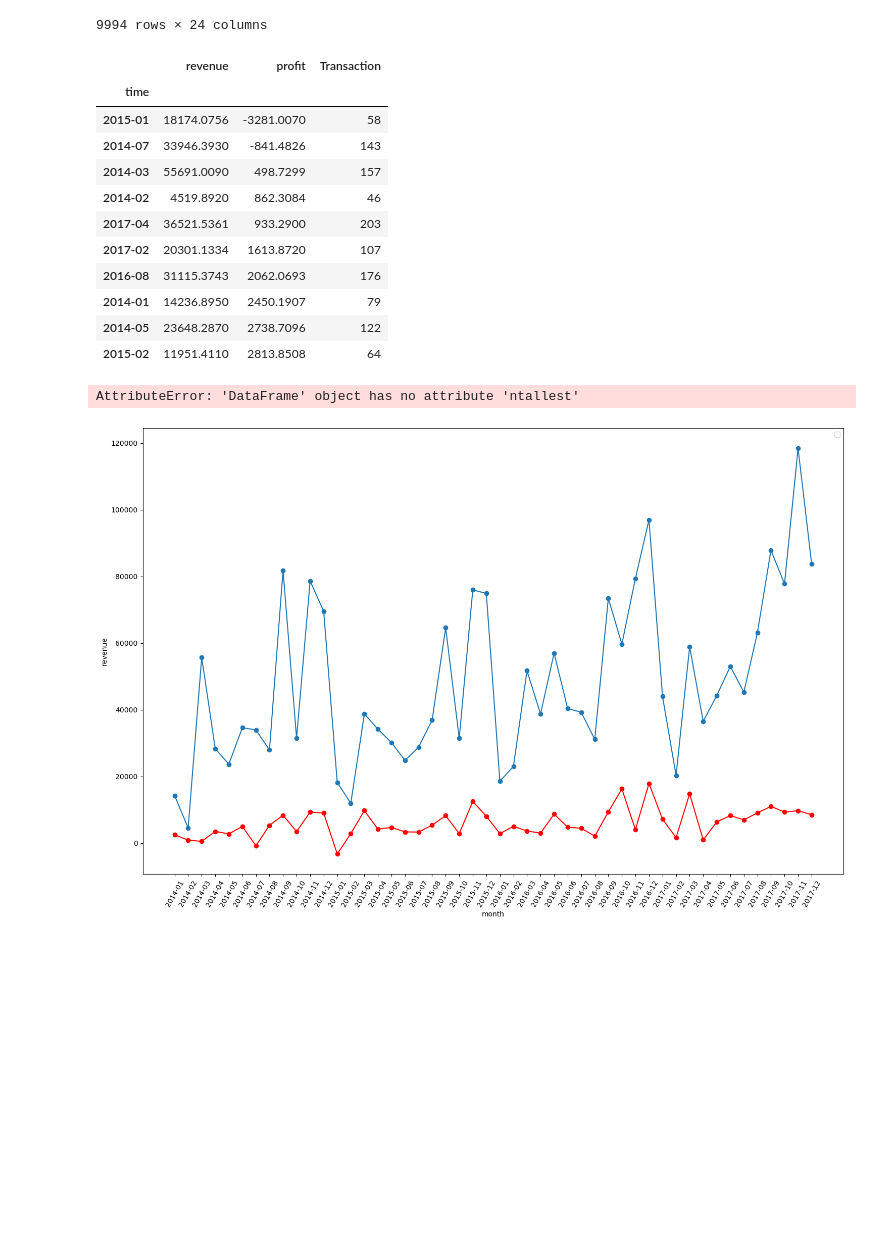
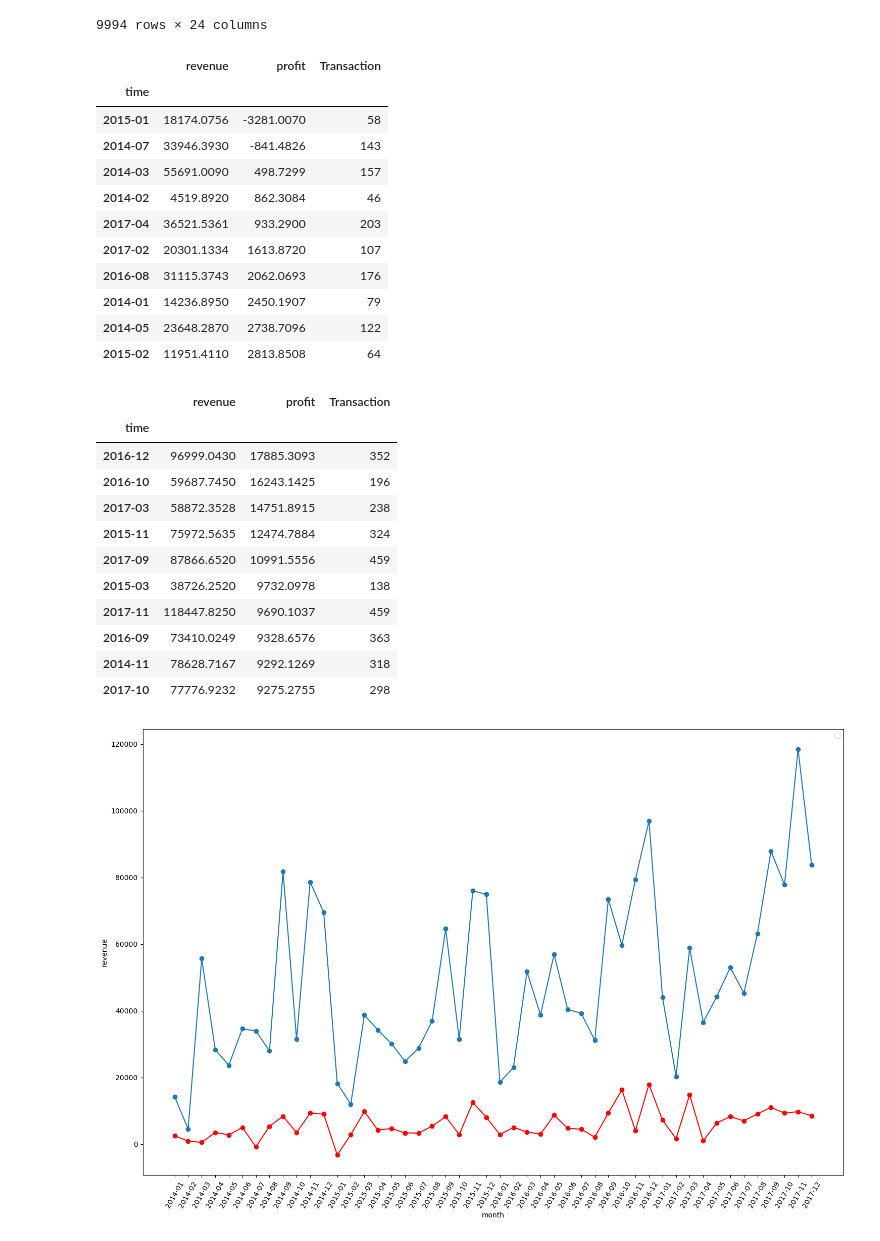
Before and after one commit to nithinarevankar/Data-Analytics-Store-Room, a Jupyter notebook: Notebooks/Super_store/Super_Store_Analysis.ipynb, the cells around one changed output. Drawn from its saved outputs; the diff is of its cells as text; code cells hidden in the pictures; blank space fills up the shorter version.

```diff
--- a/Notebooks/Super_store/Super_Store_Analysis.ipynb
+++ b/Notebooks/Super_store/Super_Store_Analysis.ipynb
@@ -252,29 +254,39 @@ df
 # %%
 
 montly_sales = df.groupby('time').agg(
      revenue = ('Sales','sum'),
      profit = ('Profit','sum'),
      Transaction = ('Order ID','count')
 ).sort_index()
 
 montly_sales.sort_values('profit',ascending=False)
 display(montly_sales.nsmallest(10,'profit'))
-montly_sales.nlarget
-display()
+display(montly_sales.nlargest(10,'profit'))
 # %% [output]
 |  | revenue | profit | Transaction |
 | time |  |  |  |
 | 2015-01 | 18174.0756 | -3281.0070 | 58 |
 | 2014-07 | 33946.3930 | -841.4826 | 143 |
 | 2014-03 | 55691.0090 | 498.7299 | 157 |
 | 2014-02 | 4519.8920 | 862.3084 | 46 |
 | 2017-04 | 36521.5361 | 933.2900 | 203 |
 | 2017-02 | 20301.1334 | 1613.8720 | 107 |
 | 2016-08 | 31115.3743 | 2062.0693 | 176 |
 | 2014-01 | 14236.8950 | 2450.1907 | 79 |
 | 2014-05 | 23648.2870 | 2738.7096 | 122 |
 | 2015-02 | 11951.4110 | 2813.8508 | 64 |
-AttributeError: 'DataFrame' object has no attribute 'ntallest'
+|  | revenue | profit | Transaction |
+| time |  |  |  |
+| 2016-12 | 96999.0430 | 17885.3093 | 352 |
+| 2016-10 | 59687.7450 | 16243.1425 | 196 |
+| 2017-03 | 58872.3528 | 14751.8915 | 238 |
+| 2015-11 | 75972.5635 | 12474.7884 | 324 |
+| 2017-09 | 87866.6520 | 10991.5556 | 459 |
+| 2015-03 | 38726.2520 | 9732.0978 | 138 |
+| 2017-11 | 118447.8250 | 9690.1037 | 459 |
+| 2016-09 | 73410.0249 | 9328.6576 | 363 |
+| 2014-11 | 78628.7167 | 9292.1269 | 318 |
+| 2017-10 | 77776.9232 | 9275.2755 | 298 |
 # %%
 
 plt.figure(figsize=(15,10))
```
Also changed, not shown: parts of 2 cells of this notebook, 1 other file.
